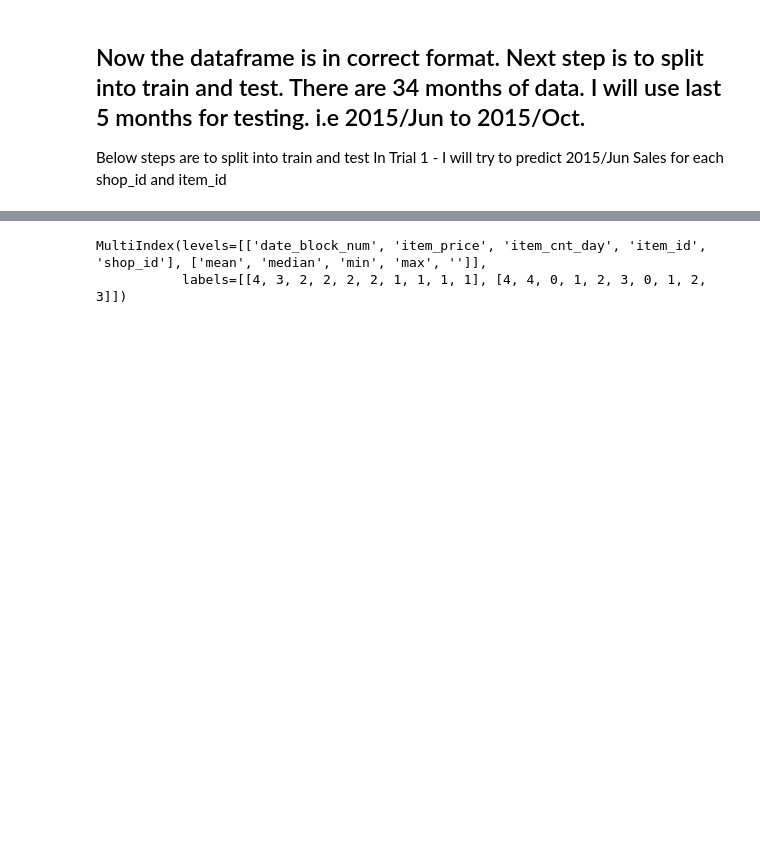
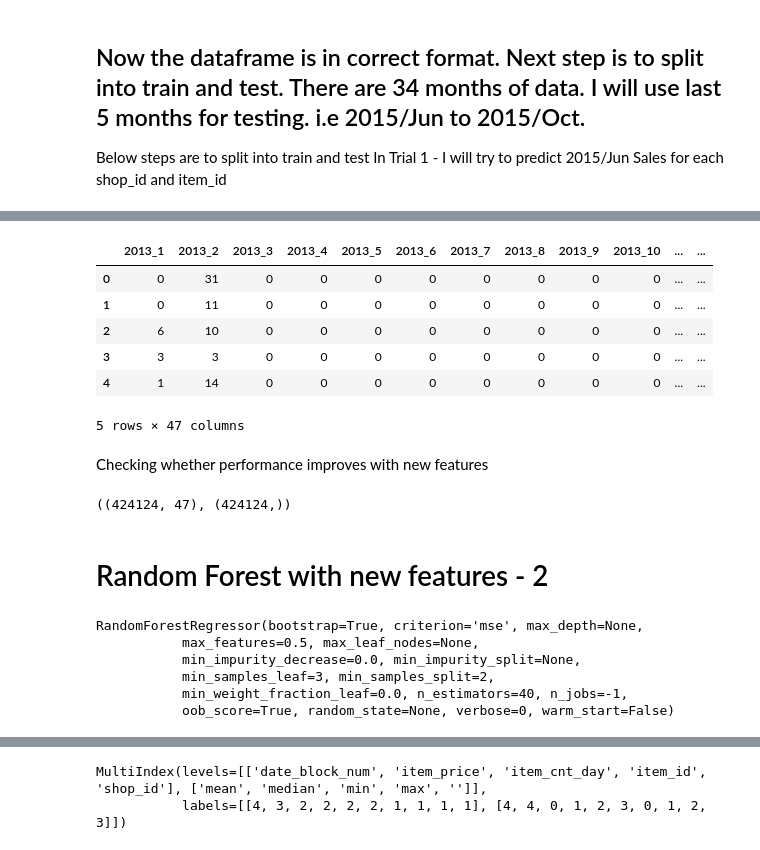
Before and after one commit to Chandrak1907/Kaggle_1, a Jupyter notebook: Sheet1.ipynb, the cells around one changed output, grey strips where cells are left out. Drawn from its saved outputs; the diff is of its cells as text; code cells hidden in the pictures; blank space fills up the shorter version.

```diff
--- a/Sheet1.ipynb
+++ b/Sheet1.ipynb
@@ -248,3 +270,5 @@ Temp_Pivot1.shape
 # %%
 # compressors = ['blosc', 'bzip2', 'zlib']
 Temp_Pivot1.to_hdf("./Temp_Pivot1.h5", 'table', complelvel=9, complib='zlib')
+# %%
+Temp_Pivot1 = pd.read_hdf("./Temp_Pivot1.h5",key='table')
@@ -299,0 +423,3 @@ Index(['date', 'date_block_num', 'shop_id', 'item_id', 'item_price',
+# %%
+y = Temp_Pivot1['2015_6']
+X = Temp_Pivot1.loc[:,'2013_1':'2015_5']
@@ -299,0 +454,18 @@ Index(['date', 'date_block_num', 'shop_id', 'item_id', 'item_price',
+# %%
+X.head()
+# %% [output]
+|  | 2013_1 | 2013_2 | 2013_3 | 2013_4 | 2013_5 | 2013_6 | 2013_7 | 2013_8 | 2013_9 | 2013_10 | ... | ... |
+| 0 | 0 | 31 | 0 | 0 | 0 | 0 | 0 | 0 | 0 | 0 | ... | ... |
+| 1 | 0 | 11 | 0 | 0 | 0 | 0 | 0 | 0 | 0 | 0 | ... | ... |
+| 2 | 6 | 10 | 0 | 0 | 0 | 0 | 0 | 0 | 0 | 0 | ... | ... |
+| 3 | 3 | 3 | 0 | 0 | 0 | 0 | 0 | 0 | 0 | 0 | ... | ... |
+| 4 | 1 | 14 | 0 | 0 | 0 | 0 | 0 | 0 | 0 | 0 | ... | ... |
+5 rows × 47 columns
+# %% [markdown]
+Checking  whether performance improves with new features
+# %%
+X.shape, y.shape
+# %% [output]
+((424124, 47), (424124,))
+# %% [markdown]
+# Random Forest with new features - 2
@@ -299,0 +476,10 @@ Index(['date', 'date_block_num', 'shop_id', 'item_id', 'item_price',
+# %%
+regr = RandomForestRegressor(n_estimators=40, min_samples_leaf=3, max_features=0.5, n_jobs=-1, oob_score=True)
+regr.fit(X_train,y_train)
+# %% [output]
+RandomForestRegressor(bootstrap=True, criterion='mse', max_depth=None,
+           max_features=0.5, max_leaf_nodes=None,
+           min_impurity_decrease=0.0, min_impurity_split=None,
+           min_samples_leaf=3, min_samples_split=2,
+           min_weight_fraction_leaf=0.0, n_estimators=40, n_jobs=-1,
+           oob_score=True, random_state=None, verbose=0, warm_start=False)
```
Also changed, not shown: parts of 108 cells of this notebook, 1 other file.
